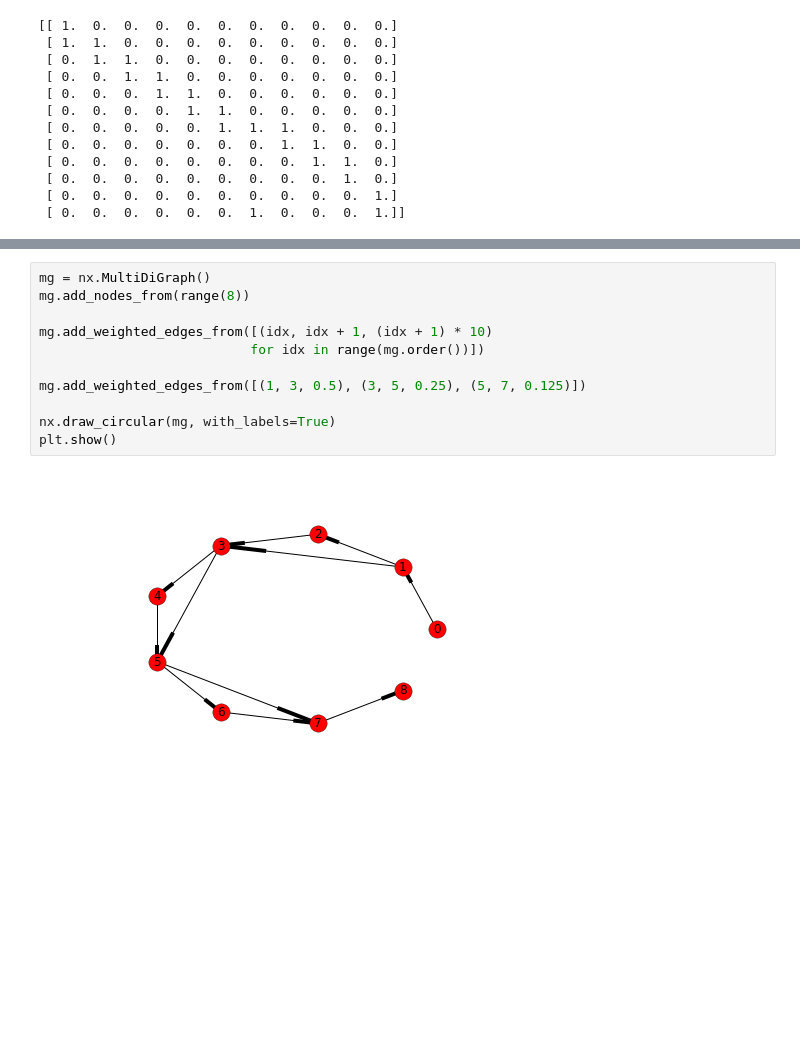
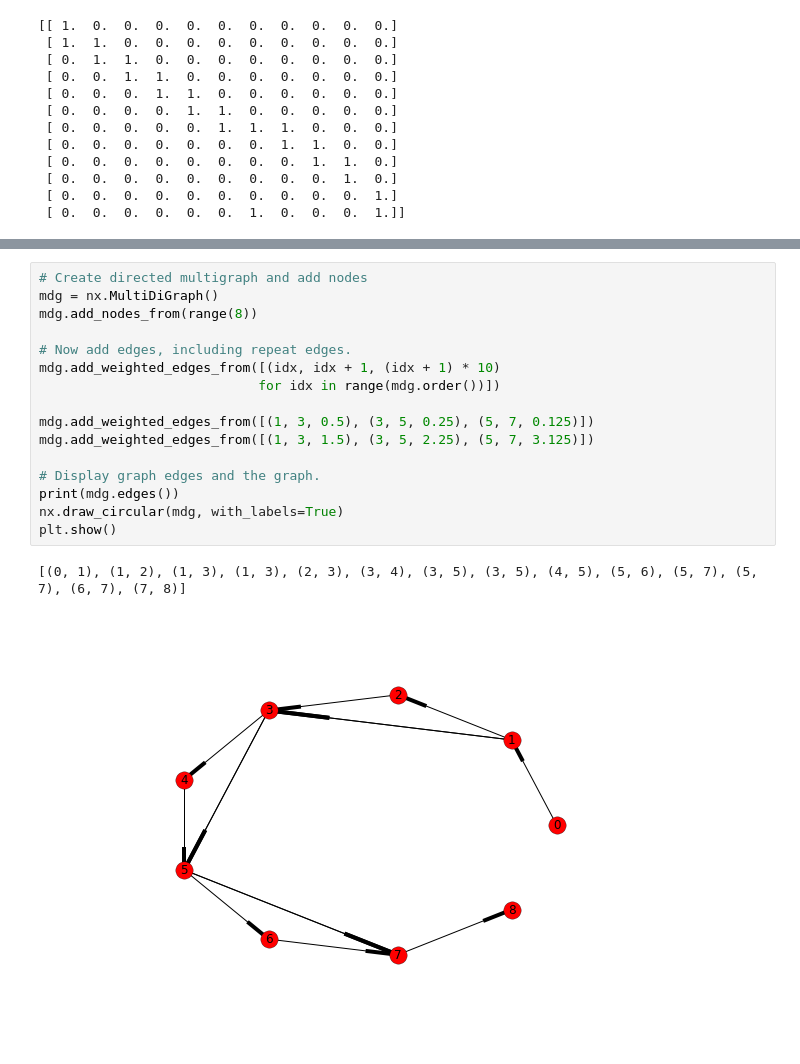
Before and after one commit to lcdm-uiuc/info490-sp16, a Jupyter notebook: Week10/notebooks/intro2na-gc.ipynb, the cells around one changed output, grey strips where cells are left out. Drawn from its saved outputs; the diff is of its cells as text; blank space fills up the shorter version.

```diff
--- a/Week10/notebooks/intro2na-gc.ipynb
+++ b/Week10/notebooks/intro2na-gc.ipynb
@@ -433,13 +599,19 @@ Weighted Number of edges leaving a node:
 # %%
-mg = nx.MultiDiGraph()
-mg.add_nodes_from(range(8))
+# Create directed multigraph and add nodes
+mdg = nx.MultiDiGraph()
+mdg.add_nodes_from(range(8))
 
-mg.add_weighted_edges_from([(idx, idx + 1, (idx + 1) * 10)
-                           for idx in range(mg.order())])
+# Now add edges, including repeat edges.
+mdg.add_weighted_edges_from([(idx, idx + 1, (idx + 1) * 10)
+                            for idx in range(mdg.order())])
 
-mg.add_weighted_edges_from([(1, 3, 0.5), (3, 5, 0.25), (5, 7, 0.125)])
+mdg.add_weighted_edges_from([(1, 3, 0.5), (3, 5, 0.25), (5, 7, 0.125)])
+mdg.add_weighted_edges_from([(1, 3, 1.5), (3, 5, 2.25), (5, 7, 3.125)])
 
-nx.draw_circular(mg, with_labels=True)
+# Display graph edges and the graph.
+print(mdg.edges())
+nx.draw_circular(mdg, with_labels=True)
 plt.show()
 # %% [output]
+[(0, 1), (1, 2), (1, 3), (1, 3), (2, 3), (3, 4), (3, 5), (3, 5), (4, 5), (5, 6), (5, 7), (5, 7), (6, 7), (7, 8)]
-[figure, old version]
+[figure, new version]
```
Also changed, not shown: parts of 37 cells of this notebook.
